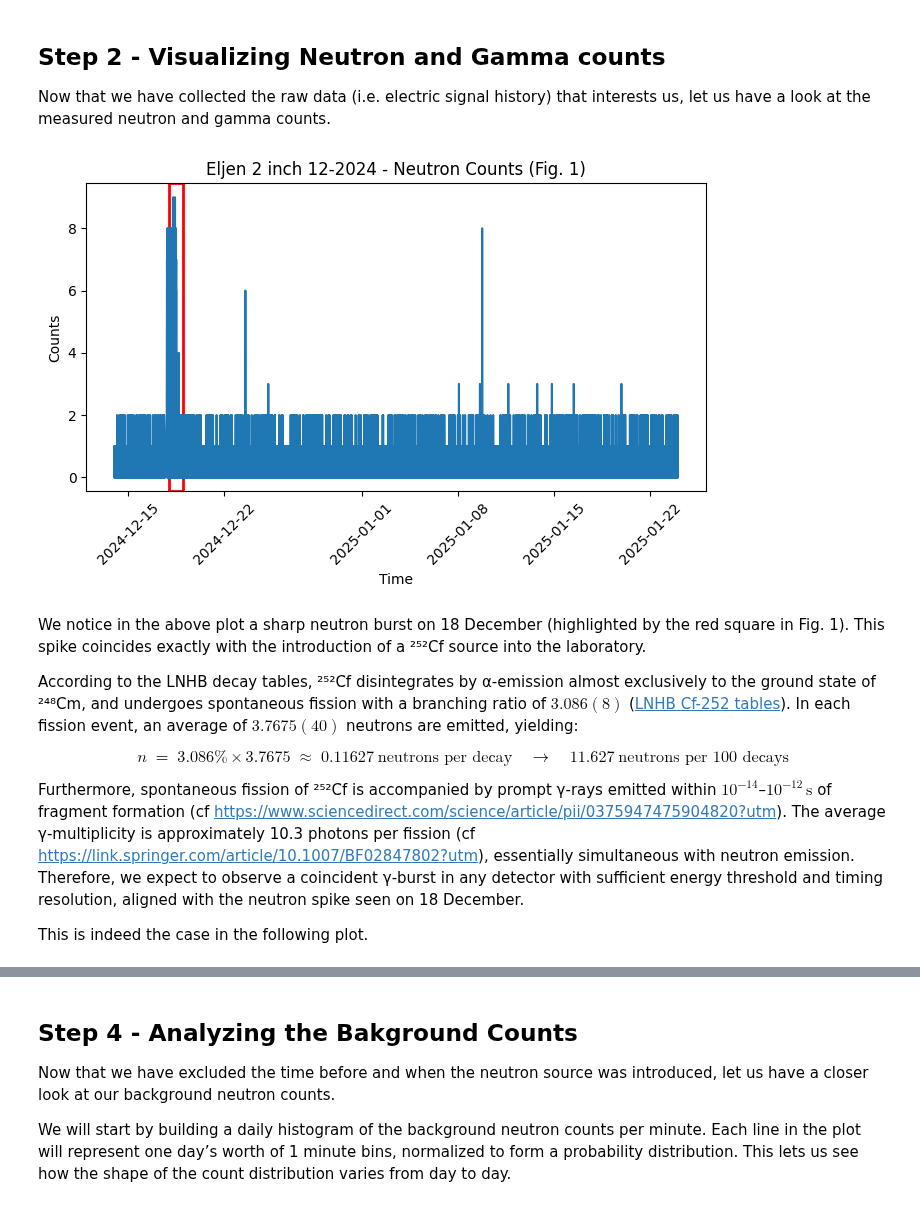
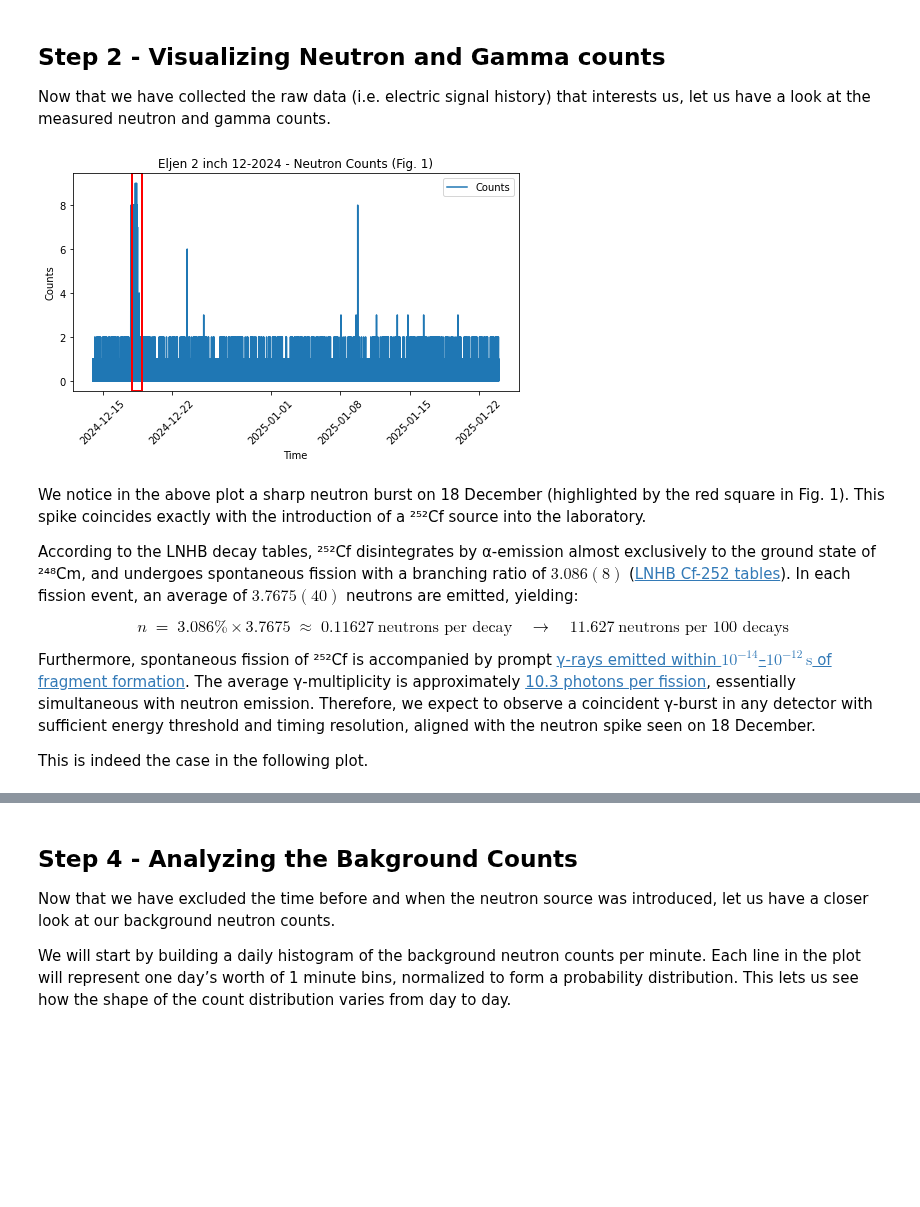
Before and after one commit to project-ida/arpa-e-experiments, a Jupyter notebook: tutorials/Eljen-Background-Characterization.ipynb, the cells around one changed output, grey strips where cells are left out. Saved outputs shown, nothing was run; the diff lists cells and outputs as text; code cells hidden in the pictures; blank space fills up the shorter version.

```diff
--- a/tutorials/Eljen-Background-Characterization.ipynb
+++ b/tutorials/Eljen-Background-Characterization.ipynb
@@ -86,28 +93,35 @@ fig_counter = 0
 Now that we have collected the raw data (i.e. electric signal history) that interests us, let us have a look at the measured neutron and gamma counts.
 # %%
 from matplotlib.patches import Rectangle
+
 fig_counter += 1
 
 plt.figure(figsize=(8, 4))
-plt.plot(neutron_df['Counts'])
+plt.plot(neutron_df['Counts'], label='Counts', zorder=1)
 plt.xlabel('Time')
 plt.ylabel('Counts')
 plt.xticks(rotation=45)
 plt.title(f"{meta['descriptor']} - Neutron Counts (Fig. {fig_counter})")
 
-# highlight December 18th because this corresponds to a neutron burst due to the introduction of Cf-252
 ax = plt.gca()
 start = pd.to_datetime('2024-12-18')
 end   = start + pd.Timedelta(days=1)
 ymin, ymax = ax.get_ylim()
-rect = Rectangle((start, ymin), end-start, ymax-ymin,
-                 linewidth=2, edgecolor='red', facecolor='none')
+
+rect = Rectangle((start, ymin),
+                 end - start,
+                 ymax - ymin,
+                 linewidth=2,
+                 edgecolor='red',
+                 facecolor='none',
+                 zorder=2)
+
 ax.add_patch(rect)
 
+plt.legend()
 plt.show()
-# plt.savefig("all-neutron-counts-sec.png", dpi=600)
 # %% [output]
-[figure, old version]
+[figure, new version]
 # %% [markdown]
 We notice in the above plot a sharp neutron burst on 18 December (highlighted by the red square in Fig. 1). This spike coincides exactly with the introduction of a ²⁵²Cf source into the laboratory.
 
@@ -119,7 +133,7 @@ n \;=\; 3.086\% \times 3.7675 \;\approx\; 0.11627\ \text{neutrons per decay}
 11.627\ \text{neutrons per 100 decays}
 $$
 
-Furthermore, spontaneous fission of ²⁵²Cf is accompanied by prompt γ-rays emitted within $10^{-14}$–$10^{-12}\,\text{s}$ of fragment formation (cf https://www.sciencedirect.com/science/article/pii/0375947475904820?utm). The average γ-multiplicity is approximately 10.3 photons per fission (cf https://link.springer.com/article/10.1007/BF02847802?utm), essentially simultaneous with neutron emission. Therefore, we expect to observe a coincident γ-burst in any detector with sufficient energy threshold and timing resolution, aligned with the neutron spike seen on 18 December.
+Furthermore, spontaneous fission of ²⁵²Cf is accompanied by prompt [γ-rays emitted within $10^{-14}$–$10^{-12}\,\text{s}$ of fragment formation](https://www.sciencedirect.com/science/article/pii/0375947475904820?utm). The average γ-multiplicity is approximately [10.3 photons per fission](https://link.springer.com/article/10.1007/BF02847802?utm), essentially simultaneous with neutron emission. Therefore, we expect to observe a coincident γ-burst in any detector with sufficient energy threshold and timing resolution, aligned with the neutron spike seen on 18 December.
 
 This is indeed the case in the following plot.
 # %%
```
Also changed, not shown: parts of 31 cells of this notebook, 1 other file.
